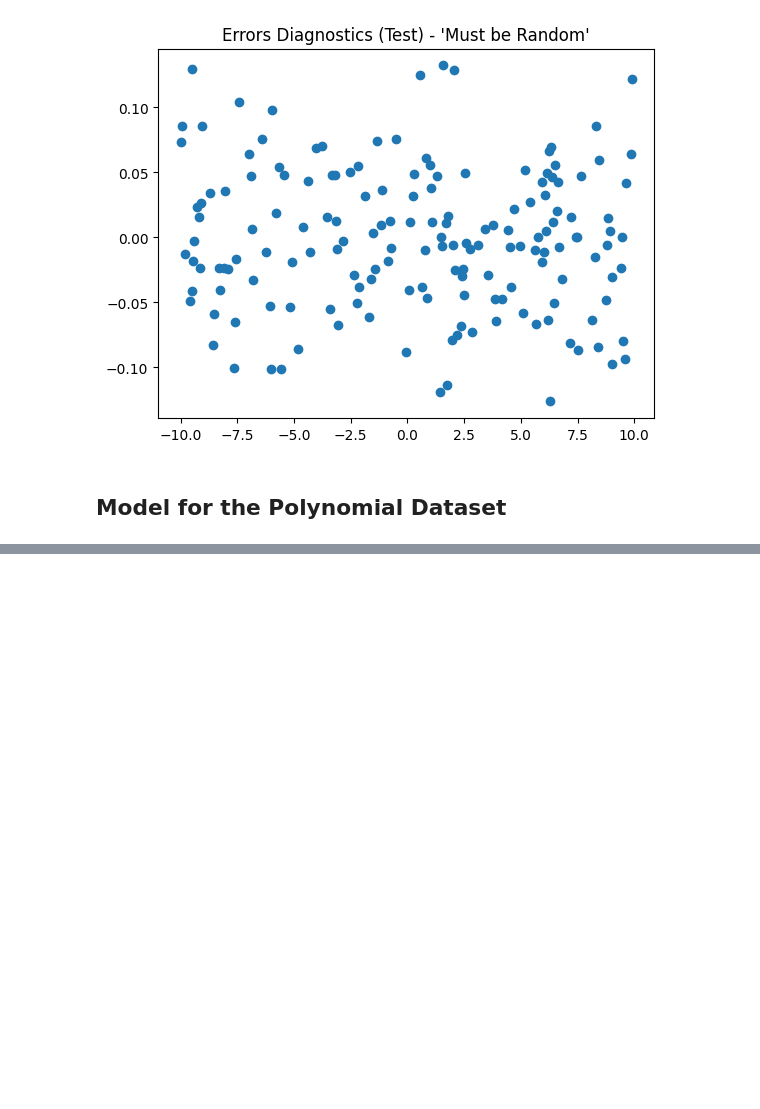
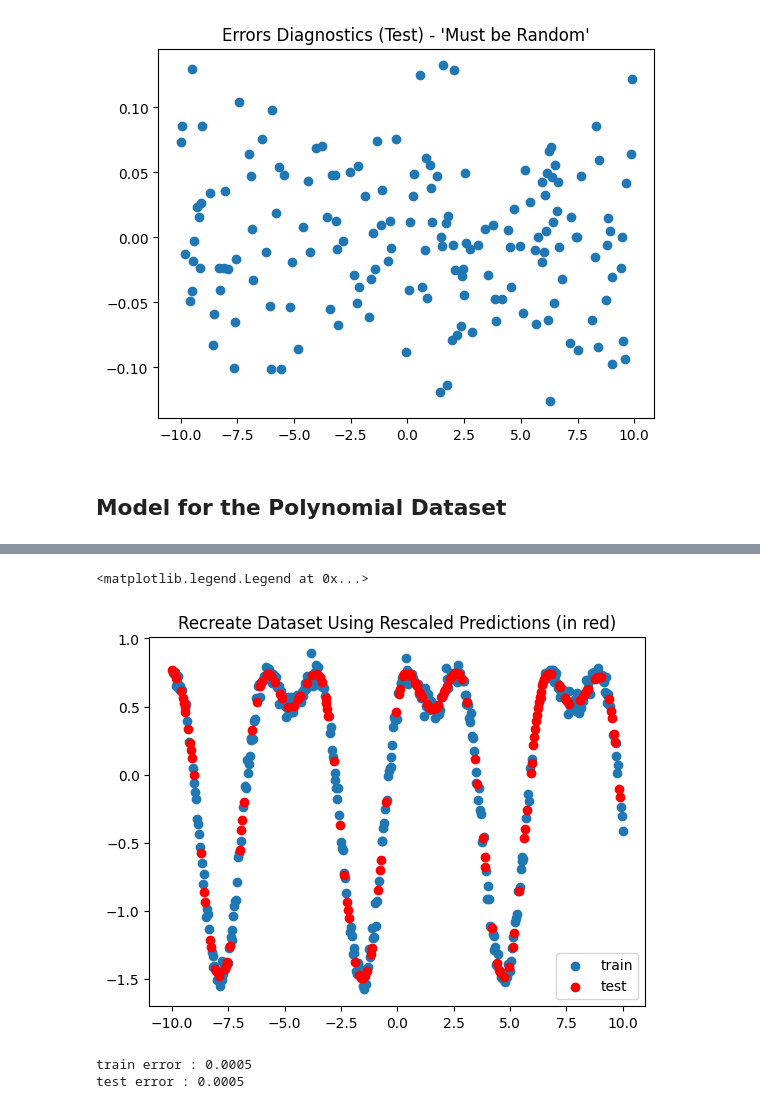
Before and after one commit to Takfes/notes-deep-learning, a Jupyter notebook: Notebooks/08_data_fitting_expertiments.ipynb, the cells around one changed output, grey strips where cells are left out. Drawn from its saved outputs; the diff is of its cells as text; code cells hidden in the pictures; blank space fills up the shorter version.

```diff
--- a/Notebooks/08_data_fitting_expertiments.ipynb
+++ b/Notebooks/08_data_fitting_expertiments.ipynb
@@ -461,0 +700,28 @@ Text(0.5, 1.0, "Errors Diagnostics (Test) - 'Must be Random'")
+# %%
+y_test_pred_rescaled = y_scaler.inverse_transform(y_test_pred.reshape(-1, 1))
+
+plt.scatter(X_train, y_train, label="train")
+plt.scatter(
+    X_test,
+    y_test_pred_rescaled,
+    color="red",
+    label="test",
+)
+plt.title("Recreate Dataset Using Rescaled Predictions (in red)")
+plt.legend()
+# %% [output]
+<matplotlib.legend.Legend at 0x...>
+[figure, added]
+# %%
+# Train ----------------------------------
+y_pred_train_scaled = model_trig(x_train_scaled).detach().numpy()
+y_train_scaled_numpy = y_train_scaled.detach().numpy()
+print(f"train error : {np.mean(y_train_scaled_numpy - y_pred_train_scaled).item():.4f}")
+
+# Test ----------------------------------
+y_pred_test_scaled = model_trig(x_test_scaled).detach().numpy()
+y_test_scaled_numpy = y_test_scaled.detach().numpy()
+print(f"test error : {np.mean(y_test_scaled_numpy - y_pred_test_scaled).item():.4f}")
+# %% [output]
+train error : 0.0005
+test error : 0.0005
```
Also changed, not shown: parts of 39 cells of this notebook, 2 other files.
